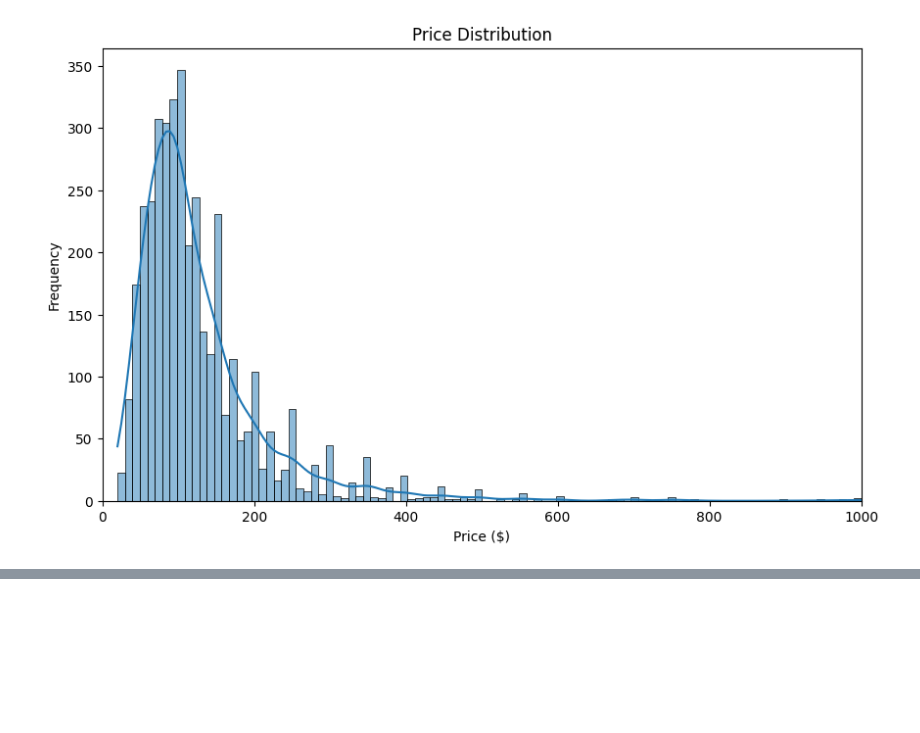
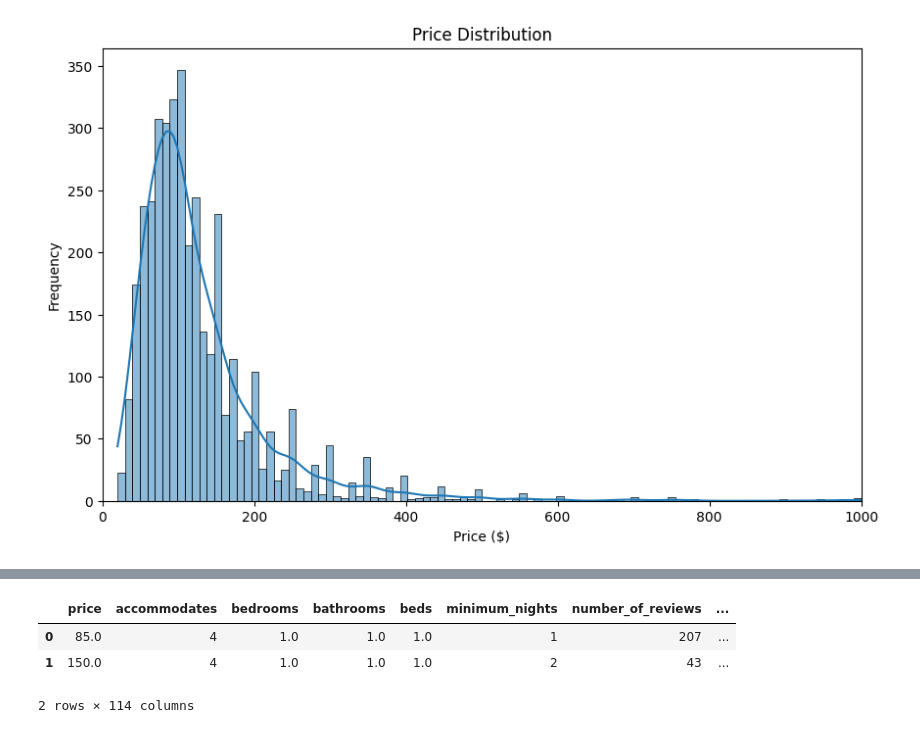
Before and after one commit to gitpullpriyam/01-Airbnb-Price-Prediction, a Jupyter notebook: notebooks/01_airbnb_eda.ipynb, the cells around one changed output, grey strips where cells are left out. Drawn from its saved outputs; the diff is of its cells as text; code cells hidden in the pictures; blank space fills up the shorter version.

```diff
--- a/notebooks/01_airbnb_eda.ipynb
+++ b/notebooks/01_airbnb_eda.ipynb
@@ -91,0 +124,11 @@ plt.show()
+# %%
+#Feature Encoding for categorical columns
+categorical_cols_encod = ['room_type', 'property_type', 'neighbourhood_cleansed', 'instant_bookable', 'cancellation_policy']
+#Enabled drop_first parameter to avoid multi-collinearity for regression and statistical significant models
+data_encoded = pd.get_dummies(data_cleaned, columns=categorical_cols_encod, drop_first=True)
+data_encoded.head(2)
+# %% [output]
+|  | price | accommodates | bedrooms | bathrooms | beds | minimum_nights | number_of_reviews | ... |
+| 0 | 85.0 | 4 | 1.0 | 1.0 | 1.0 | 1 | 207 | ... |
+| 1 | 150.0 | 4 | 1.0 | 1.0 | 1.0 | 2 | 43 | ... |
+2 rows × 114 columns
```
Also changed, not shown: parts of 7 cells of this notebook, 2 other files.
